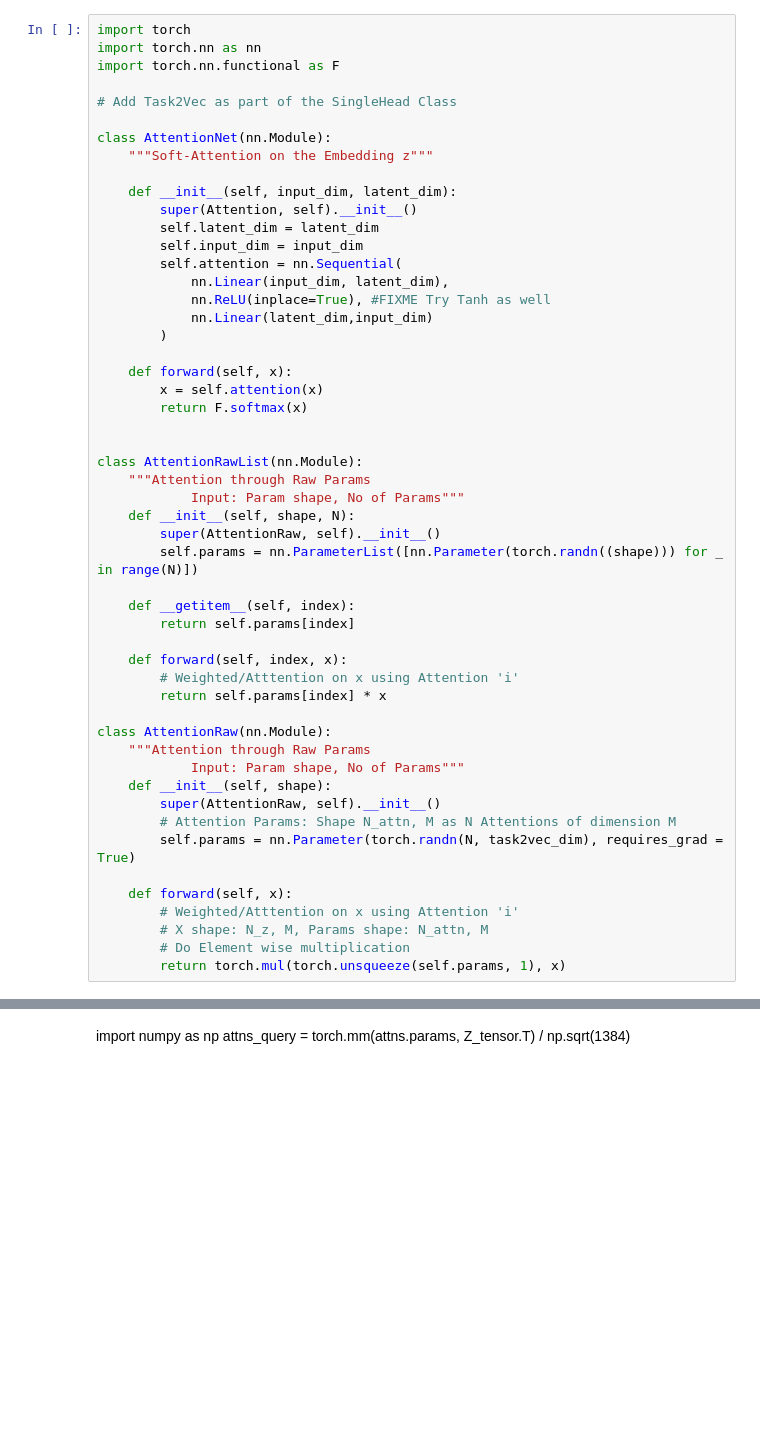
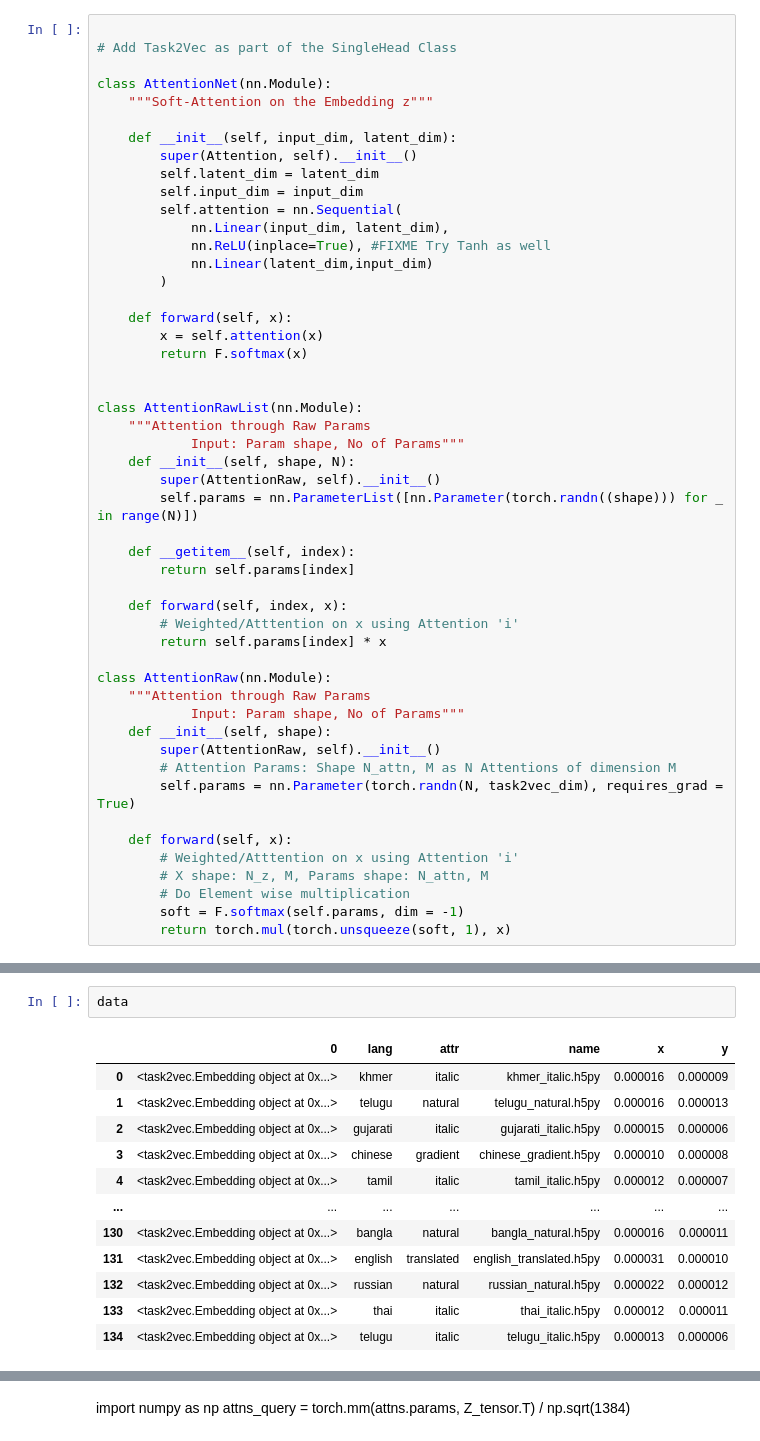
Before and after one commit to aishikhar/aws-cv-task2vec, a Jupyter notebook: attributes.ipynb, the cells around one changed output, grey strips where cells are left out. Drawn from its saved outputs; the diff is of its cells as text; blank space fills up the shorter version.

```diff
--- a/attributes.ipynb
+++ b/attributes.ipynb
@@ -19,7 +42,4 @@ ref = pd.read_csv('ref.csv', index_col = 0)
 # %%
-import torch
-import torch.nn as nn
-import torch.nn.functional as F
 
 # Add Task2Vec as part of the SingleHead Class
 
@@ -67,4 +87,5 @@ class AttentionRaw(nn.Module):
         # Weighted/Atttention on x using Attention 'i'
         # X shape: N_z, M, Params shape: N_attn, M
         # Do Element wise multiplication
-        return torch.mul(torch.unsqueeze(self.params, 1), x)
+        soft = F.softmax(self.params, dim = -1)
+        return torch.mul(torch.unsqueeze(soft, 1), x)
@@ -82,0 +232,15 @@ attns_z_matrix = attns(Z_tensor)
+# %%
+data
+# %% [output]
+|  | 0 | lang | attr | name | x | y |
+| 0 | <task2vec.Embedding object at 0x...> | khmer | italic | khmer_italic.h5py | 0.000016 | 0.000009 |
+| 1 | <task2vec.Embedding object at 0x...> | telugu | natural | telugu_natural.h5py | 0.000016 | 0.000013 |
+| 2 | <task2vec.Embedding object at 0x...> | gujarati | italic | gujarati_italic.h5py | 0.000015 | 0.000006 |
+| 3 | <task2vec.Embedding object at 0x...> | chinese | gradient | chinese_gradient.h5py | 0.000010 | 0.000008 |
+| 4 | <task2vec.Embedding object at 0x...> | tamil | italic | tamil_italic.h5py | 0.000012 | 0.000007 |
+| ... | ... | ... | ... | ... | ... | ... |
+| 130 | <task2vec.Embedding object at 0x...> | bangla | natural | bangla_natural.h5py | 0.000016 | 0.000011 |
+| 131 | <task2vec.Embedding object at 0x...> | english | translated | english_translated.h5py | 0.000031 | 0.000010 |
+| 132 | <task2vec.Embedding object at 0x...> | russian | natural | russian_natural.h5py | 0.000022 | 0.000012 |
+| 133 | <task2vec.Embedding object at 0x...> | thai | italic | thai_italic.h5py | 0.000012 | 0.000011 |
+| 134 | <task2vec.Embedding object at 0x...> | telugu | italic | telugu_italic.h5py | 0.000013 | 0.000006 |
```
Also changed, not shown: parts of 47 cells of this notebook, 17 other files.
